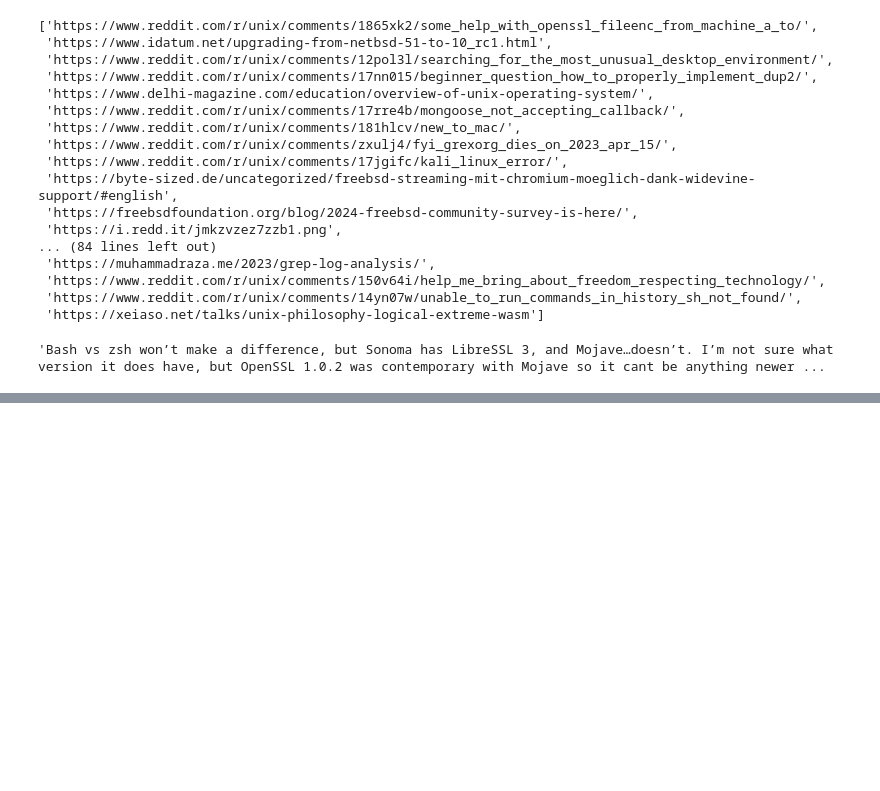
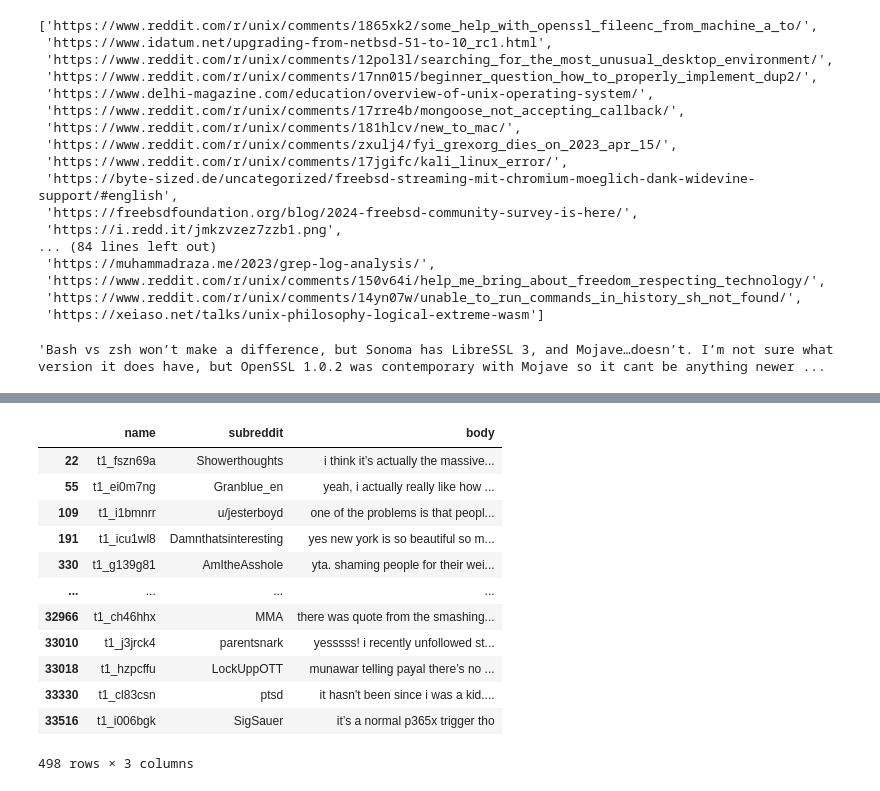
Before and after one commit to gems-cyberlang/cyberlang-learning, a Jupyter notebook: praw-comments-script/praw-playground.ipynb, the cells around one changed output, grey strips where cells are left out. Drawn from its saved outputs; the diff is of its cells as text; code cells hidden in the pictures; blank space fills up the shorter version.

```diff
--- a/praw-comments-script/praw-playground.ipynb
+++ b/praw-comments-script/praw-playground.ipynb
@@ -79,0 +46,22 @@ keywords = ["trauma", "gaslight"]
+# %%
+keywords = [
+    "trauma",
+    "gaslight",
+    "trigger",
+    "toxic",
+    "woke",
+    "manipulat",
+    "microaggression",
+    "autis",
+    "ocd",
+    "ptsd",
+    "bipolar",
+    "anxiety",
+    "depress",
+    "psycho",
+    "delusion",
+    "delulu",
+    "solulu",
+    "addict",
+    "abus"
+]
@@ -169,0 +213,24 @@ comments[0].body
+# %%
+def matches(body):
+    for keyword in keywords:
+        if keyword in body:
+            return True
+    return False
+# %%
+df["body"] = df["body"].map(lambda body: body.lower().strip())
+matched_rows = df[df["body"].map(matches)]
+matched_rows
+# %% [output]
+|  | name | subreddit | body |
+| 22 | t1_fszn69a | Showerthoughts | i think it’s actually the massive... |
+| 55 | t1_ei0m7ng | Granblue_en | yeah, i actually really like how ... |
+| 109 | t1_i1bmnrr | u/jesterboyd | one of the problems is that peopl... |
+| 191 | t1_icu1wl8 | Damnthatsinteresting | yes new york is so beautiful so m... |
+| 330 | t1_g139g81 | AmItheAsshole | yta. shaming people for their wei... |
+| ... | ... | ... | ... |
+| 32966 | t1_ch46hhx | MMA | there was quote from the smashing... |
+| 33010 | t1_j3jrck4 | parentsnark | yesssss! i recently unfollowed st... |
+| 33018 | t1_hzpcffu | LockUppOTT | munawar telling payal there’s no ... |
+| 33330 | t1_cl83csn | ptsd | it hasn't been since i was a kid.... |
+| 33516 | t1_i006bgk | SigSauer | it’s a normal p365x trigger tho |
+498 rows × 3 columns
```
Also changed, not shown: parts of 16 cells of this notebook, 3 other files.
